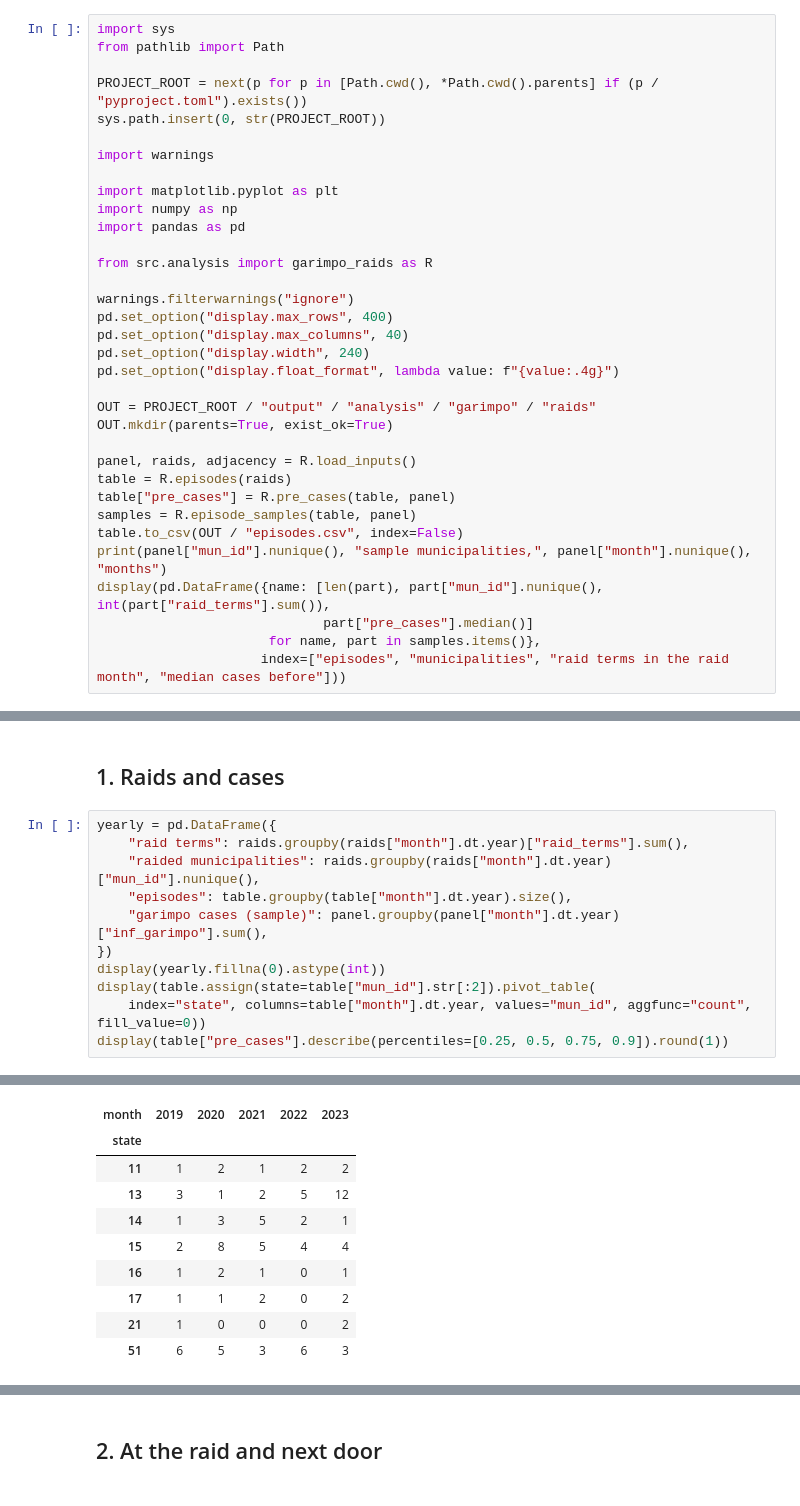
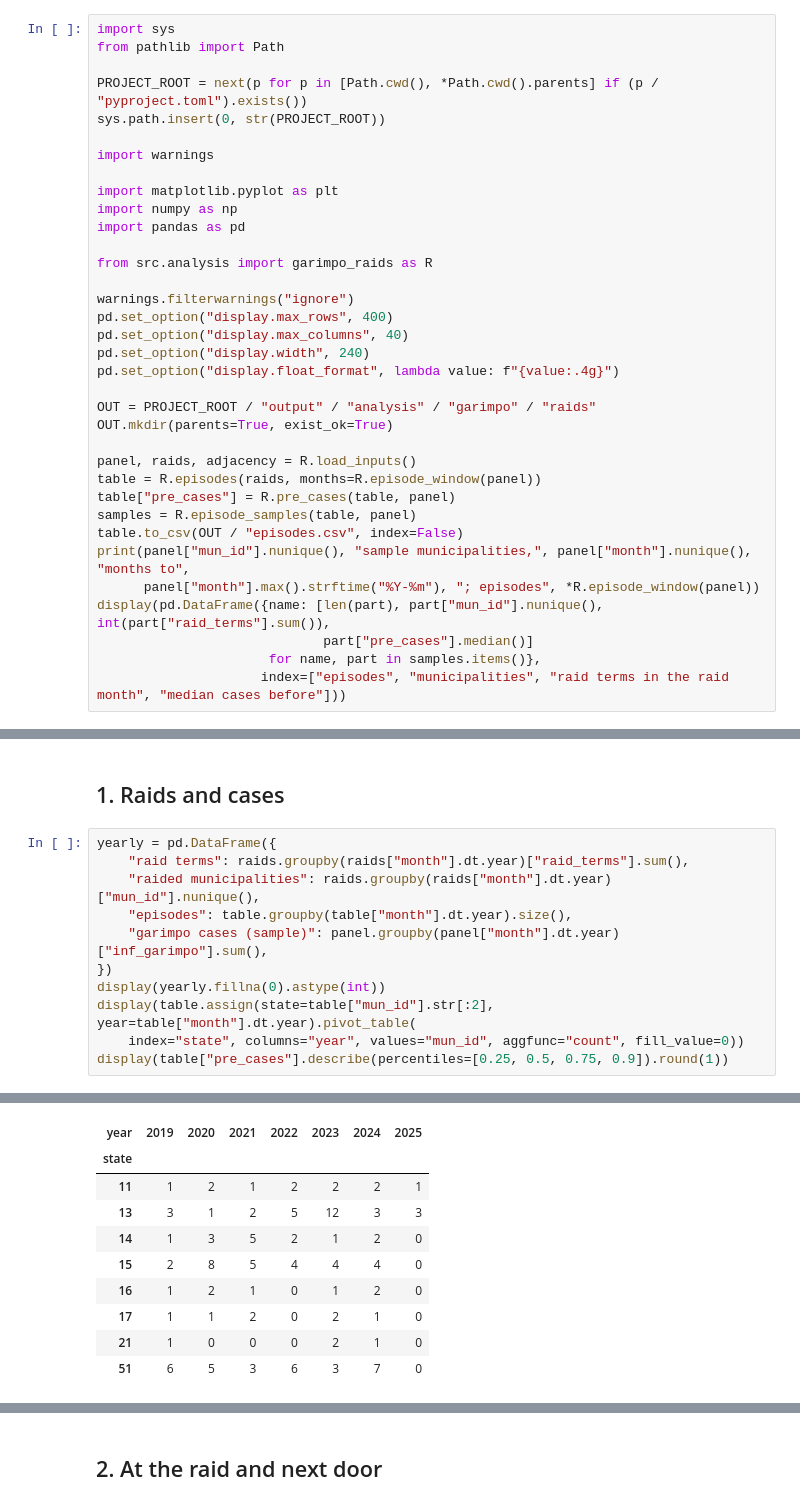
Before and after one commit to felixschulz385/river-pollution-brazil, a Jupyter notebook: output/notebooks/garimpo/06_raids.ipynb, the cells around one changed output, grey strips where cells are left out. Saved outputs shown, nothing was run; the diff lists cells and outputs as text.

```diff
--- a/output/notebooks/garimpo/06_raids.ipynb
+++ b/output/notebooks/garimpo/06_raids.ipynb
@@ -53,11 +54,12 @@ OUT = PROJECT_ROOT / "output" / "analysis" / "garimpo" / "raids"
 OUT.mkdir(parents=True, exist_ok=True)
 
 panel, raids, adjacency = R.load_inputs()
-table = R.episodes(raids)
+table = R.episodes(raids, months=R.episode_window(panel))
 table["pre_cases"] = R.pre_cases(table, panel)
 samples = R.episode_samples(table, panel)
 table.to_csv(OUT / "episodes.csv", index=False)
-print(panel["mun_id"].nunique(), "sample municipalities,", panel["month"].nunique(), "months")
+print(panel["mun_id"].nunique(), "sample municipalities,", panel["month"].nunique(), "months to",
+      panel["month"].max().strftime("%Y-%m"), "; episodes", *R.episode_window(panel))
 display(pd.DataFrame({name: [len(part), part["mun_id"].nunique(), int(part["raid_terms"].sum()),
                              part["pre_cases"].median()]
                       for name, part in samples.items()},
@@ -80,8 +82,8 @@ yearly = pd.DataFrame({
     "garimpo cases (sample)": panel.groupby(panel["month"].dt.year)["inf_garimpo"].sum(),
 })
 display(yearly.fillna(0).astype(int))
-display(table.assign(state=table["mun_id"].str[:2]).pivot_table(
-    index="state", columns=table["month"].dt.year, values="mun_id", aggfunc="count", fill_value=0))
+display(table.assign(state=table["mun_id"].str[:2], year=table["month"].dt.year).pivot_table(
+    index="state", columns="year", values="mun_id", aggfunc="count", fill_value=0))
 display(table["pre_cases"].describe(percentiles=[0.25, 0.5, 0.75, 0.9]).round(1))
 # %% [output]
 |  | raid terms | raided municipalities | episodes | garimpo cases (sample) |
@@ -96,10 +100,10 @@ display(table["pre_cases"].describe(percentiles=[0.25, 0.5, 0.75, 0.9]).round(1)
-| month | 2019 | 2020 | 2021 | 2022 | 2023 |
-| state |  |  |  |  |  |
-| 11 | 1 | 2 | 1 | 2 | 2 |
-| 13 | 3 | 1 | 2 | 5 | 12 |
-| 14 | 1 | 3 | 5 | 2 | 1 |
-| 15 | 2 | 8 | 5 | 4 | 4 |
-| 16 | 1 | 2 | 1 | 0 | 1 |
-| 17 | 1 | 1 | 2 | 0 | 2 |
-| 21 | 1 | 0 | 0 | 0 | 2 |
-| 51 | 6 | 5 | 3 | 6 | 3 |
+| year | 2019 | 2020 | 2021 | 2022 | 2023 | 2024 | 2025 |
+| state |  |  |  |  |  |  |  |
+| 11 | 1 | 2 | 1 | 2 | 2 | 2 | 1 |
+| 13 | 3 | 1 | 2 | 5 | 12 | 3 | 3 |
+| 14 | 1 | 3 | 5 | 2 | 1 | 2 | 0 |
+| 15 | 2 | 8 | 5 | 4 | 4 | 4 | 0 |
+| 16 | 1 | 2 | 1 | 0 | 1 | 2 | 0 |
+| 17 | 1 | 1 | 2 | 0 | 2 | 1 | 0 |
+| 21 | 1 | 0 | 0 | 0 | 2 | 1 | 0 |
+| 51 | 6 | 5 | 3 | 6 | 3 | 7 | 0 |
```
Also changed, not shown: parts of 8 cells of this notebook, 2 other files.
